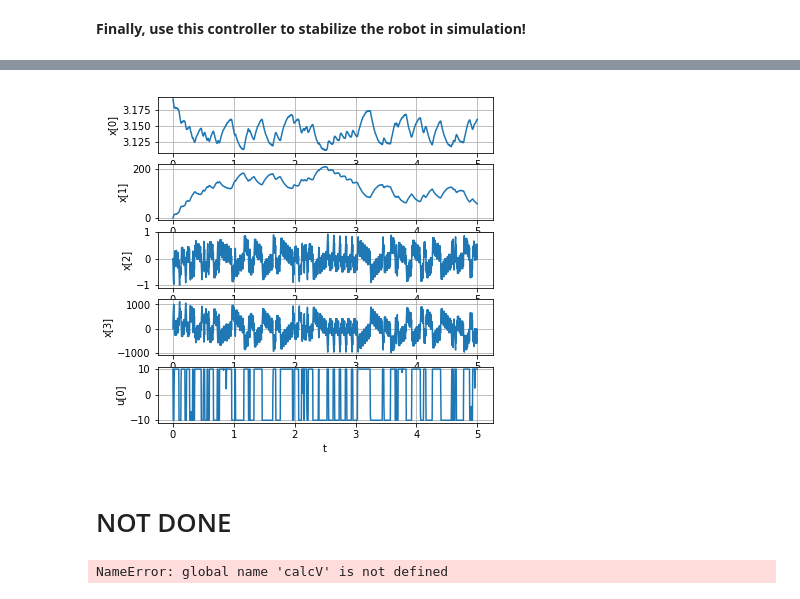
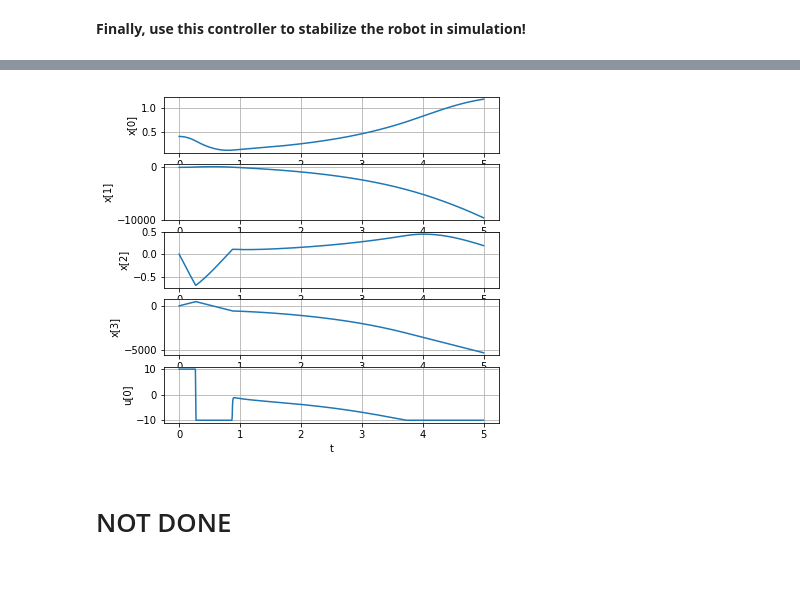
Before and after one commit to nouyang/Underactuated-Final-Proj, a Jupyter notebook: Simulation/LQR only.ipynb, the cells around one changed output, grey strips where cells are left out. Saved outputs shown, nothing was run; the diff lists cells and outputs as text; code cells hidden in the pictures.

```diff
--- a/Simulation/LQR only.ipynb
+++ b/Simulation/LQR only.ipynb
@@ -139,8 +139,8 @@ np.set_printoptions(precision=3, suppress=True)
 
 # Define the upright fixed point here.
 uf = np.array([0.])
-xf = np.array([math.pi, 0, 0, 0])
-#xf = np.array([0, 0, 0, 0])
+#xf = np.array([np.pi, 0, 0, 0])
+xf = np.array([0, 0, 0, 0]) # downward fixed point
 
 # Units: kg, m, sec
 # Radians
@@ -154,8 +154,10 @@ l2 = 2. #
 r = 1.0 #
 
 g = 9.8  # Default 10
+'''
+'''
+'''
 
-'''
 
 m1 = (0.140) + 0.240
 l1 = 0.21
@@ -164,12 +166,13 @@ l2 = 2 * l1
 r = 0.0572/2
 
 
-const = 1
-m1 = const * m1
-l1 = const * l1
-m2 = const * m2
-l2 = const * l2
-r = const * r
+mconst = 1
+lconst = 10
+m1 = mconst * m1
+l1 = lconst * l1
+m2 = mconst * m2
+l2 = lconst * l2
+r = lconst * r
 
 
 input_max = 10 #
@@ -415,37 +418,37 @@ def lqr_controller(x):
 duration = 5.
 
 ########################### START STATE
-x0 = [3.192,0.0,0.0,0.0]
-#x0 = [3.14,0.0,0.0,0.0]
+#x0 = [3.192,0.0,0.0,0.0]
+x0 = [0.4,0.0,0.0,0.0] # downward start state -----------------------
 #x0 = [3, 0.0, 0.0, 5.0]
 input_log, state_log = \
     RunSimulation(pendulum_plant,
               lqr_controller,
               x0=x0,
               duration=duration)
 
 
 # Visualize state and input traces
 fig = plt.figure().set_size_inches(6, 6)
 for i in range(4):
     plt.subplot(5, 1, i+1)
     plt.plot(state_log.sample_times(), state_log.data()[i, :])
     plt.grid(True)
     plt.ylabel("x[%d]" % i)
 plt.subplot(5, 1, 5)
 plt.plot(input_log.sample_times(), input_log.data()[0, :])
 plt.ylabel("u[0]")
 plt.xlabel("t")
 plt.grid(True)
 
 # Visualize the simulation
 viz = InertialWheelPendulumVisualizer(pendulum_plant)
 ani = viz.animate(input_log, state_log, 30, repeat=True)
 plt.close(viz.fig)
 HTML(ani.to_html5_video())
 # %% [output]
 [interactive output not drawn]
-[figure, old version]
+[figure, new version]
 # %% [markdown]
 # NOT DONE
 # %%
@@ -540,8 +543,6 @@ plt.plot(input_log.sample_times(), input_log.data()[0, :])
 plt.ylabel("u[0]")
 plt.xlabel("t")
 plt.grid(True)
-# %% [output]
-NameError: global name 'calcV' is not defined
 # %%
 from IPython.display import HTML
 from inertial_wheel_pendulum_visualizer import *
```
Also changed, not shown: parts of 2 cells of this notebook, 8 other files.
